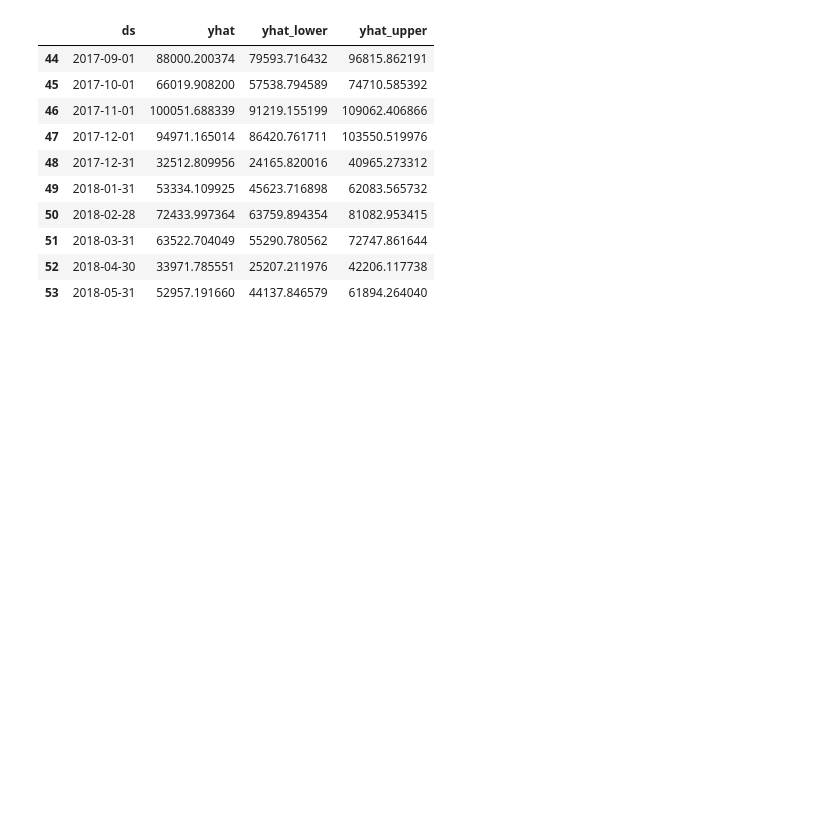
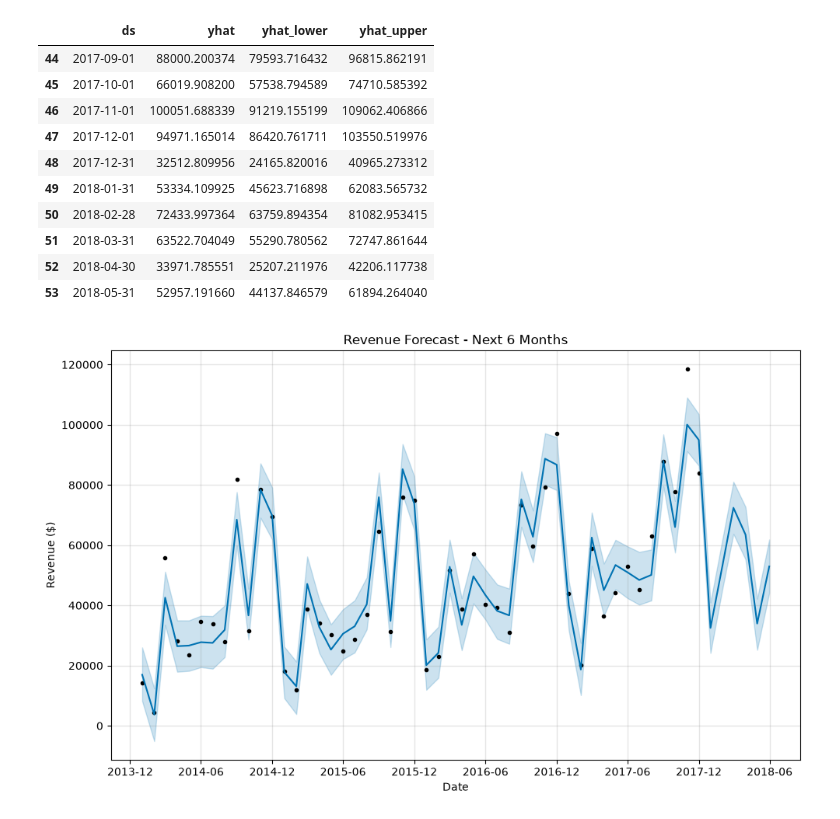
Before and after one commit to irlhasnain/retail-sales-analytics, a Jupyter notebook: notebooks/03_forecasting.ipynb, the cells around one changed output. Saved outputs shown, nothing was run; the diff lists cells and outputs as text; code cells hidden in the pictures; blank space fills up the shorter version.

Commit message:
Add forecast visualization

```diff
--- a/notebooks/03_forecasting.ipynb
+++ b/notebooks/03_forecasting.ipynb
@@ -75,3 +75,11 @@ forecast[['ds', 'yhat', 'yhat_lower', 'yhat_upper']].tail(10)
 | 51 | 2018-03-31 | 63522.704049 | 55290.780562 | 72747.861644 |
 | 52 | 2018-04-30 | 33971.785551 | 25207.211976 | 42206.117738 |
 | 53 | 2018-05-31 | 52957.191660 | 44137.846579 | 61894.264040 |
+# %%
+fig = model.plot(forecast)
+plt.title('Revenue Forecast - Next 6 Months')
+plt.xlabel('Date')
+plt.ylabel('Revenue ($)')
+plt.show()
+# %% [output]
+[figure, added]
```
